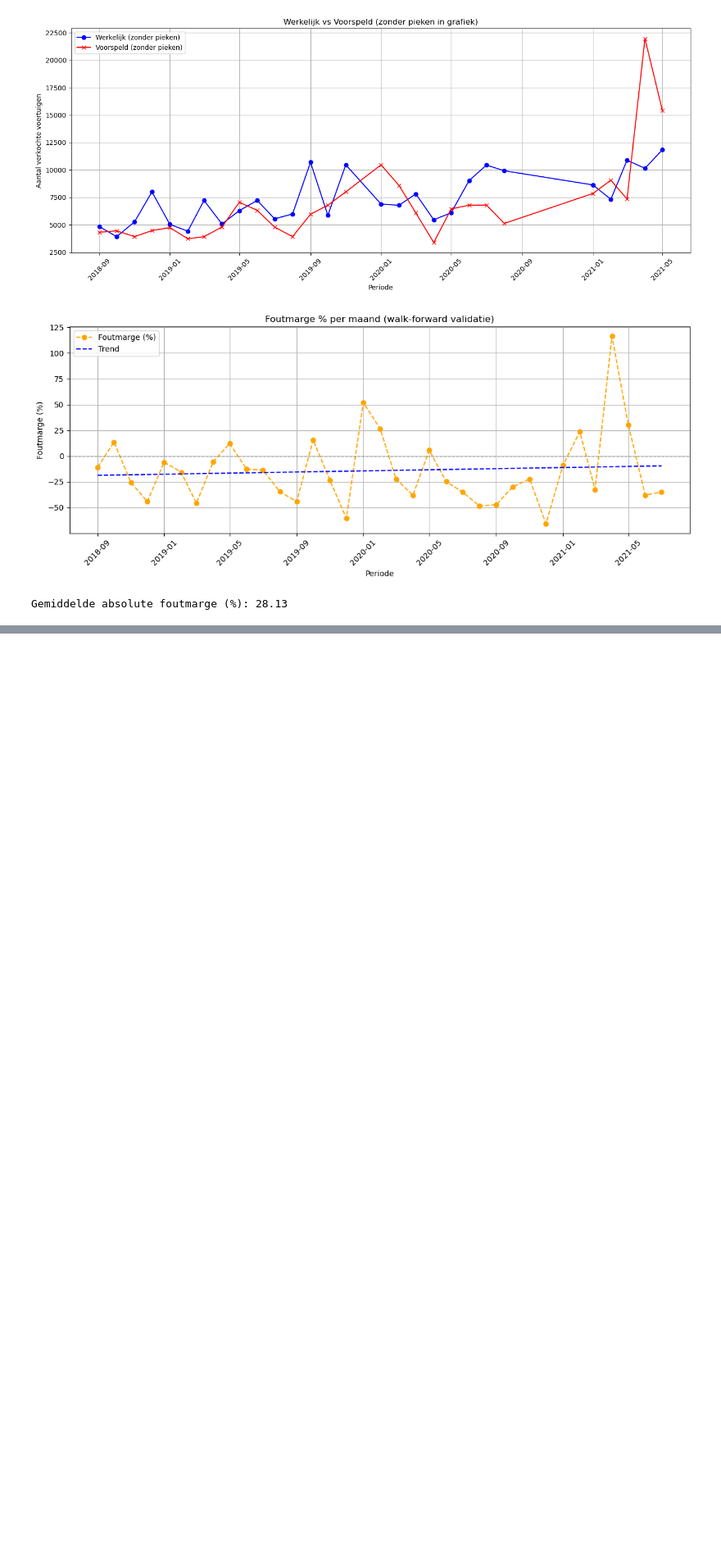
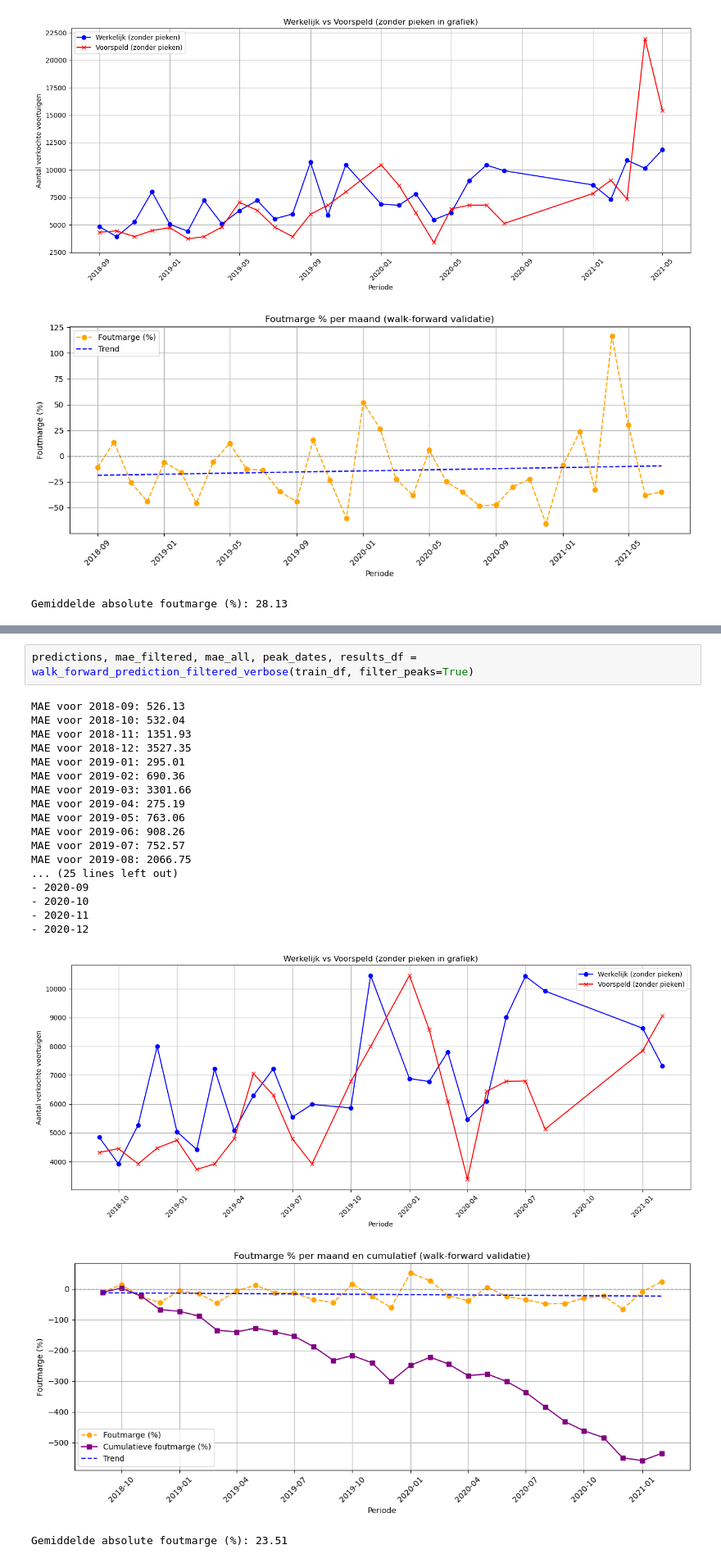
Before and after one commit to DylanHaaz/Tryhard, a Jupyter notebook: v4 _Google_trend/Xgboost _trend.ipynb, the cells around one changed output, grey strips where cells are left out. Shown at 82% size. Saved outputs shown, nothing was run; the diff lists cells and outputs as text; blank space fills up the shorter version.

```diff
--- a/v4 _Google_trend/Xgboost _trend.ipynb
+++ b/v4 _Google_trend/Xgboost _trend.ipynb
@@ -364,0 +483,23 @@ Gemiddelde absolute foutmarge (%): 28.13
+# %%
+predictions, mae_filtered, mae_all, peak_dates, results_df = walk_forward_prediction_filtered_verbose(train_df, filter_peaks=True)
+# %% [output]
+MAE voor 2018-09: 526.13
+MAE voor 2018-10: 532.04
+MAE voor 2018-11: 1351.93
+MAE voor 2018-12: 3527.35
+MAE voor 2019-01: 295.01
+MAE voor 2019-02: 690.36
+MAE voor 2019-03: 3301.66
+MAE voor 2019-04: 275.19
+MAE voor 2019-05: 763.06
+MAE voor 2019-06: 908.26
+MAE voor 2019-07: 752.57
+MAE voor 2019-08: 2066.75
+... (25 lines left out)
+- 2020-09
+- 2020-10
+- 2020-11
+- 2020-12
+[figure, added]
+[figure, added]
+Gemiddelde absolute foutmarge (%): 23.51
```
Also changed, not shown: parts of 2 cells of this notebook, 1 other file.
